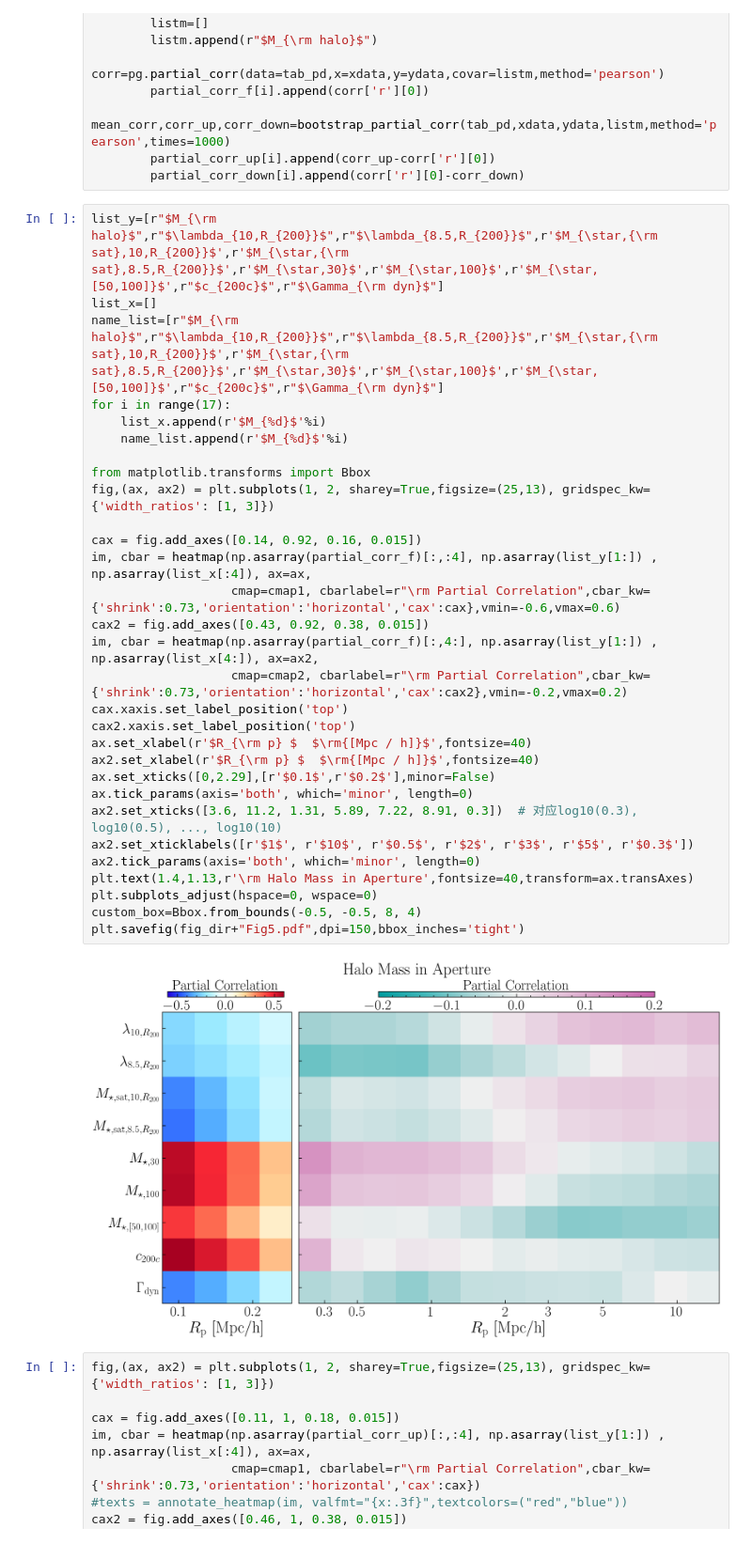
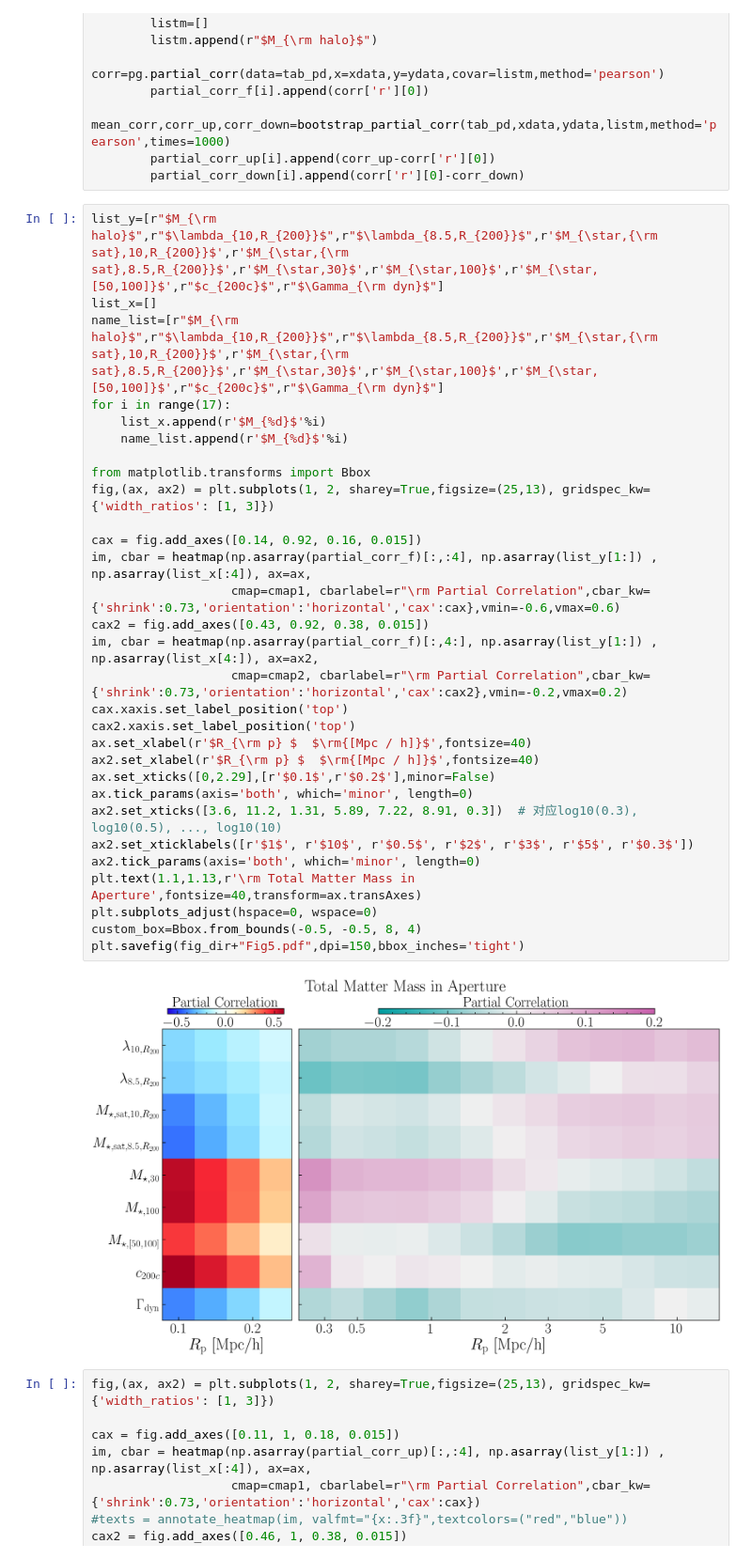
Before and after one commit to Xuchuyi/cenvssat, a Jupyter notebook: FigureNotebooks/Fig5.ipynb, the cells around one changed output. Shown at 94% size. Saved outputs shown, nothing was run; the diff lists cells and outputs as text.

```diff
--- a/FigureNotebooks/Fig5.ipynb
+++ b/FigureNotebooks/Fig5.ipynb
@@ -327,35 +311,35 @@ for i in range(len(list_y)-1):
 # %%
 list_y=[r"$M_{\rm halo}$",r"$\lambda_{10,R_{200}}$",r"$\lambda_{8.5,R_{200}}$",r'$M_{\star,{\rm sat},10,R_{200}}$',r'$M_{\star,{\rm sat},8.5,R_{200}}$',r'$M_{\star,30}$',r'$M_{\star,100}$',r'$M_{\star,[50,100]}$',r"$c_{200c}$",r"$\Gamma_{\rm dyn}$"]
 list_x=[]
 name_list=[r"$M_{\rm halo}$",r"$\lambda_{10,R_{200}}$",r"$\lambda_{8.5,R_{200}}$",r'$M_{\star,{\rm sat},10,R_{200}}$',r'$M_{\star,{\rm sat},8.5,R_{200}}$',r'$M_{\star,30}$',r'$M_{\star,100}$',r'$M_{\star,[50,100]}$',r"$c_{200c}$",r"$\Gamma_{\rm dyn}$"]
 for i in range(17):
     list_x.append(r'$M_{%d}$'%i)
     name_list.append(r'$M_{%d}$'%i)
 
 from matplotlib.transforms import Bbox
 fig,(ax, ax2) = plt.subplots(1, 2, sharey=True,figsize=(25,13), gridspec_kw={'width_ratios': [1, 3]})
 
 cax = fig.add_axes([0.14, 0.92, 0.16, 0.015])
 im, cbar = heatmap(np.asarray(partial_corr_f)[:,:4], np.asarray(list_y[1:]) , np.asarray(list_x[:4]), ax=ax,
                    cmap=cmap1, cbarlabel=r"\rm Partial Correlation",cbar_kw={'shrink':0.73,'orientation':'horizontal','cax':cax},vmin=-0.6,vmax=0.6)
 cax2 = fig.add_axes([0.43, 0.92, 0.38, 0.015])
 im, cbar = heatmap(np.asarray(partial_corr_f)[:,4:], np.asarray(list_y[1:]) , np.asarray(list_x[4:]), ax=ax2,
                    cmap=cmap2, cbarlabel=r"\rm Partial Correlation",cbar_kw={'shrink':0.73,'orientation':'horizontal','cax':cax2},vmin=-0.2,vmax=0.2)
 cax.xaxis.set_label_position('top')
 cax2.xaxis.set_label_position('top')
 ax.set_xlabel(r'$R_{\rm p} $  $\rm{[Mpc / h]}$',fontsize=40)
 ax2.set_xlabel(r'$R_{\rm p} $  $\rm{[Mpc / h]}$',fontsize=40)
 ax.set_xticks([0,2.29],[r'$0.1$',r'$0.2$'],minor=False)
 ax.tick_params(axis='both', which='minor', length=0)
 ax2.set_xticks([3.6, 11.2, 1.31, 5.89, 7.22, 8.91, 0.3])  # 对应log10(0.3), log10(0.5), ..., log10(10)
 ax2.set_xticklabels([r'$1$', r'$10$', r'$0.5$', r'$2$', r'$3$', r'$5$', r'$0.3$'])
 ax2.tick_params(axis='both', which='minor', length=0)
-plt.text(1.4,1.13,r'\rm Halo Mass in Aperture',fontsize=40,transform=ax.transAxes)
+plt.text(1.1,1.13,r'\rm Total Matter Mass in Aperture',fontsize=40,transform=ax.transAxes)
 plt.subplots_adjust(hspace=0, wspace=0)
 custom_box=Bbox.from_bounds(-0.5, -0.5, 8, 4)
 plt.savefig(fig_dir+"Fig5.pdf",dpi=150,bbox_inches='tight')
 # %% [output]
-[figure, old version]
+[figure, new version]
 # %%
 fig,(ax, ax2) = plt.subplots(1, 2, sharey=True,figsize=(25,13), gridspec_kw={'width_ratios': [1, 3]})
 
```
Also changed, not shown: parts of 3 cells of this notebook, 11 other files.
